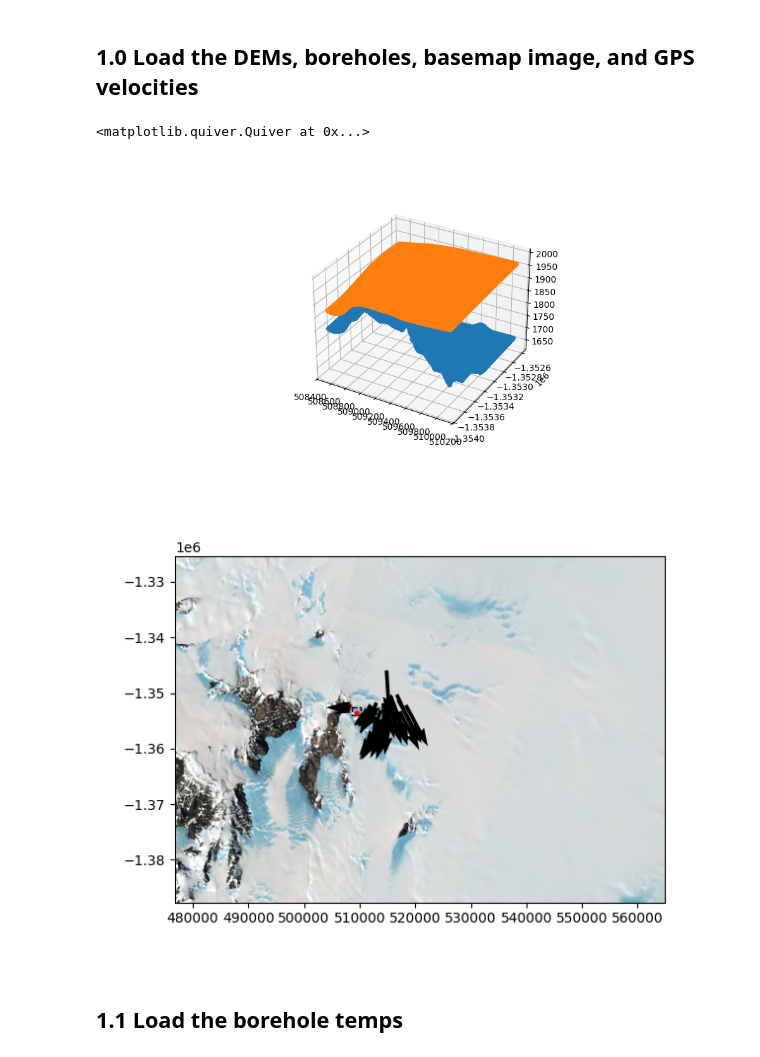
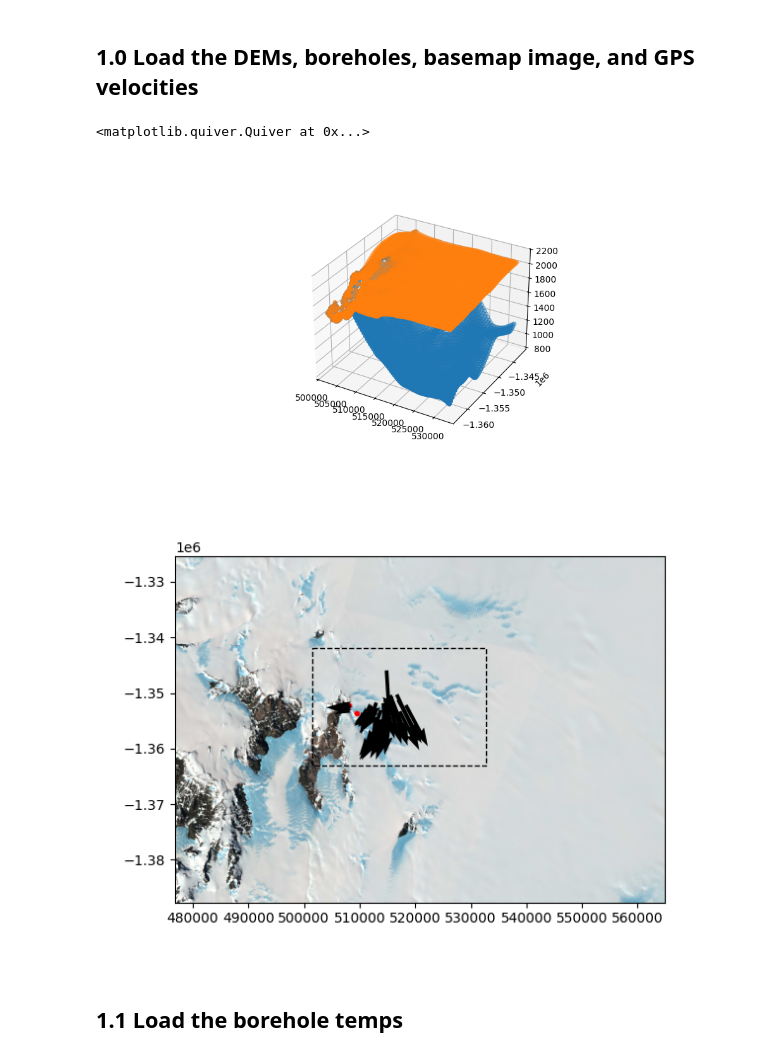
Before and after one commit to johnmorganmanos/AH_temp_paper, a Jupyter notebook: Processing_notebooks/flow_and_temp.ipynb, the cells around one changed output. Drawn from its saved outputs; the diff is of its cells as text; code cells hidden in the pictures.

```diff
--- a/Processing_notebooks/flow_and_temp.ipynb
+++ b/Processing_notebooks/flow_and_temp.ipynb
@@ -53,9 +53,9 @@ from mpl_toolkits.axes_grid1.inset_locator import inset_axes
 import rasterio
 from rasterio.enums import Resampling
 
-upscale_factor = 1/1
+upscale_factor = 1/50
 
-src_bed = rasterio.open("../Meshes/ThreeD_meshing/ian_bedmachine_1902_all_nunatak.tif")
+src_bed = rasterio.open("../Meshes/ThreeD_meshing/bedmachine_ian_merged_bed_large_aoi_8m_aligned_fixed.tif")
 bed_DEM = src_bed.read(1,
                         out_shape=(
                             src_bed.count,
@@ -71,7 +71,7 @@ src_bed_transform = src_bed.transform * src_bed.transform.scale(
     (src_bed.height / bed_DEM.shape[-2])
 )
 
-src_surf = rasterio.open("../Meshes/ThreeD_meshing/rema_1902_all_nunatak.tif")
+src_surf = rasterio.open("../Meshes/ThreeD_meshing/rema_large_aoi_align_fixed.tif")
 surf_DEM = src_surf.read(1,
                         out_shape=(
                             src_surf.count,
@@ -86,6 +86,17 @@ src_surf_transform = src_surf.transform * src_surf.transform.scale(
     (src_surf.width / surf_DEM.shape[-1]),
     (src_surf.height / surf_DEM.shape[-2])
 )
+
+### Check if the bed DEMs is higher than the surface DEM (thickness is negative) ###
+
+
+thickness = surf_DEM - bed_DEM
+thickness[thickness > 0] = 0  # if positive, set to 0. This will mask the negative thickness values
+zero_offset = copy.deepcopy(thickness)
+zero_offset[zero_offset < 0 ] = -1 # this mask will lower the bed a further 1m in the areas where thickness is negative so the model doesn't crash on a zero.
+bed_DEM = bed_DEM + thickness + zero_offset # add the negative values to the bed to push it lower to match the surface DEM
+
+
 
 # surf_DEM[surf_DEM==0] = 2000
 # bed_DEM[bed_DEM==-1] = 1999
@@ -112,35 +123,35 @@ ax.scatter(lons, lats, surf_elevs)
 ### Load boreholes
 borehole_locations = pd.read_csv('../Borehole_Locations/Borehole_locations_DTS.csv')
 transformer = Transformer.from_crs("EPSG:4326", "EPSG:3031", always_xy=True)
 transformed_x, transformed_y = transformer.transform(borehole_locations['E'], borehole_locations['S'])
 
 ### Load image data
 
 with rasterio.open('../imagery/LIMA_virtual_Mosaic_15m.tif') as src1:
     image_data = src1.read()
 
 fig, ax = plt.subplots()
 ax.scatter(transformed_x,transformed_y, marker='.',c='red', label='Boreholes')
 show(image_data,ax=ax,transform=src1.transform)
 
 width_m = src_surf_transform[0] *surf_DEM.shape[1]
 height_m = src_surf_transform[4] *surf_DEM.shape[0]
 
 ax.add_patch(plt.Rectangle((src_surf_transform[2], src_surf_transform[5]),width_m,height_m,  ls='--', ec='black',fc='None'))
 
 ### Load the GPS velocities
 gps_velocities = pd.read_csv('../GPS_velocities/24-25_velocities-good.csv')
 
 GPS_points = []
 for i in gps_velocities.iloc():
     GPS_points.append([i['x'], i['y']])
 ax.quiver(gps_velocities['x'], gps_velocities['y'],
                 gps_velocities['u'], gps_velocities['v'],
                 scale = None, label='GPS velocities')
 # %% [output]
 <matplotlib.quiver.Quiver at 0x...>
-[figure, old version]
+[figure, new version]
-[figure, old version]
+[figure, new version]
 # %% [markdown]
 ## 1.1 Load the borehole temps
 # %%
```
Also changed, not shown: parts of 6 cells of this notebook.
